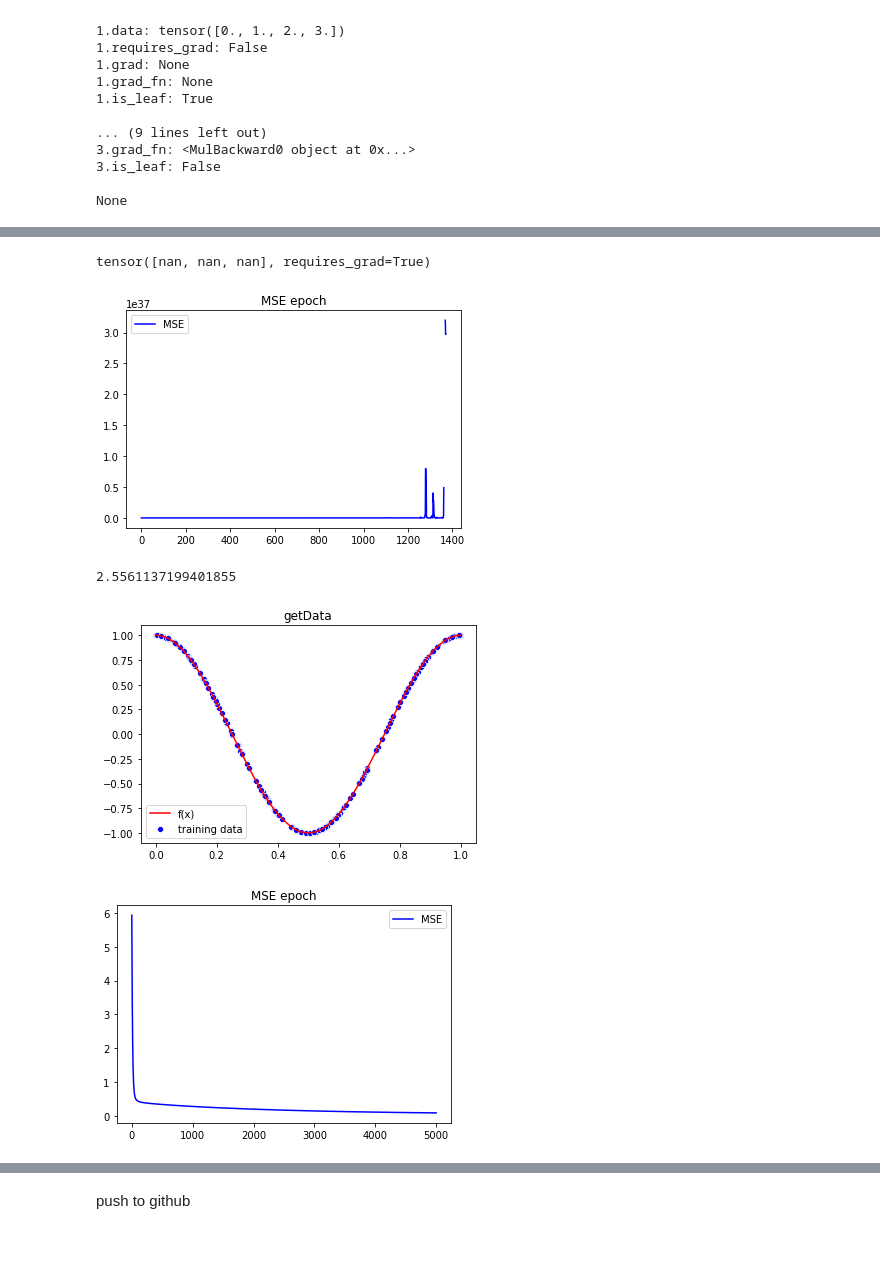
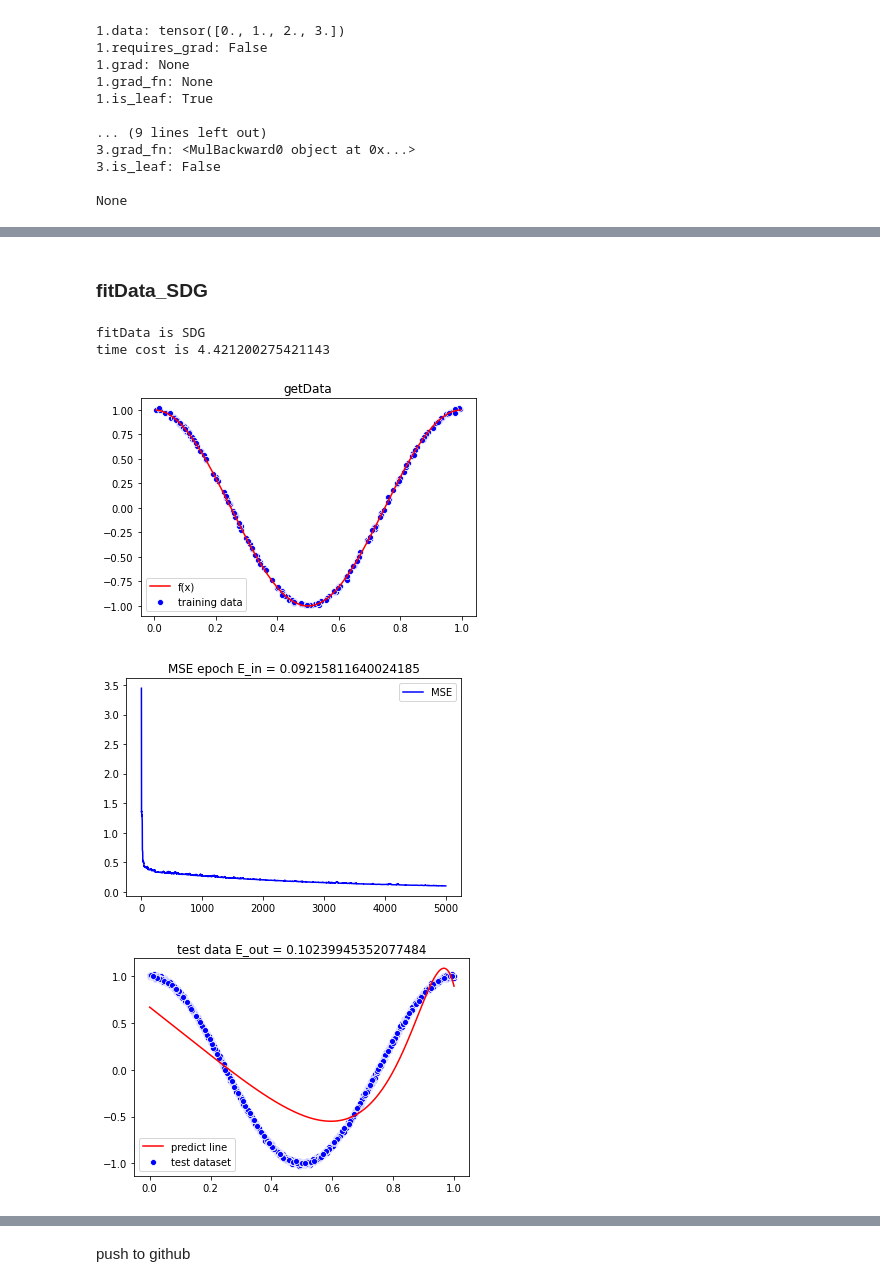
Before and after one commit to liushuyu6666/AI_relative, a Jupyter notebook: algorithm_explore/Gaussian_Regression.ipynb, the cells around one changed output, grey strips where cells are left out. Drawn from its saved outputs; the diff is of its cells as text; code cells hidden in the pictures; blank space fills up the shorter version.

Commit message:
finish fitData function

```diff
--- a/algorithm_explore/Gaussian_Regression.ipynb
+++ b/algorithm_explore/Gaussian_Regression.ipynb
@@ -60,7 +60,7 @@ Write a function **getMSE** which computes the mean square error (MSE) for a giv
 # A.size() = (d + 1, 1)
 # x.size() = (N, 1)
 # Y_real.size() = (N, 1)
-def getMSE(Y_real, x, A):
+def getMSE(Y_real, x, A, y_pred=False):
     if A.grad != None:
         A.grad.data.zeros_()
     A.requires_grad = True
@@ -68,7 +68,11 @@ def getMSE(Y_real, x, A):
     N = x.size()[0]
     X = torch.cat(([(x ** i).view(N, 1) for i in range(D+1)]), dim=1)
     Y_pred = torch.matmul(X, A)
-    return (1 / N) * torch.sum((Y_real - Y_pred) ** 2)
+    # print(f"in getMSE: X is {X.size()}, A is {A.size()}, Y_pred is {Y_pred.size()}")
+    if y_pred:
+        return ((1 / N) * torch.sum((Y_real - Y_pred) ** 2), Y_pred)
+    else:
+        return (1 / N) * torch.sum((Y_real - Y_pred) ** 2)
 # %%
 # test it the result should be [1.5, 2.5, 6.5]
 x = torch.FloatTensor([0, 1, 2, 3])
@@ -109,0 +154,15 @@ The computation of $E_{in}$ and $E_{out}$ calls **getMSE**.
+# %%
+# test fitData_DG
+import time
+sigma = 0.1
+N = 200
+N_test = 2000
+D = 20
+data = getData(N, sigma, plot=True)
+x = torch.FloatTensor([xi for (xi, yi) in data])
+y = torch.FloatTensor([yi for (xi, yi) in data])
+A = torch.rand(D+1)
+startTime = time.time()
+(A, E_in, E_out) = fitData_DG(y, x, A, epochs = 5000, N_test=N_test, r = 0.01, sigma=sigma)
+endTime = time.time()
+print(f"time cost is {endTime - startTime}")
@@ -110 +175,3 @@ The computation of $E_{in}$ and $E_{out}$ calls **getMSE**.
+# %% [markdown]
+### fitData_SDG
 # %%
@@ -141,24 +218,21 @@ def fitData(Y_real, x, A, epochs=3000, r=0.001, plot=True, mode='GD'):
-# %%
-# test it and Y_real should be approach a1 + a2 * x + a3 * x^2
-x = torch.FloatTensor([0, 1, 2, 3, 4, 5, 6, 7])
-Y_real = torch.FloatTensor([0, 2, 4, 9, 17, 27, 36, 48])
-A = torch.tensor([1.0, 0, 1.0], requires_grad=True)
-optimizedA = fitData(Y_real, x, A, epochs=3000, mode='sgd')
-print(optimizedA)
-# %% [output]
-tensor([nan, nan, nan], requires_grad=True)
-[figure, removed]
 # %%
+# test fitData_SDG
 import time
-data = getData(200, 0.01, plot=True)
+sigma = 0.1
+N = 200
+N_test = 2000
+D = 20
+data = getData(N, sigma, plot=True)
 x = torch.FloatTensor([xi for (xi, yi) in data])
 y = torch.FloatTensor([yi for (xi, yi) in data])
-A = torch.rand(20)
+A = torch.rand(D+1)
 startTime = time.time()
-fitData(y, x, A, epochs = 5000, r = 0.01, mode='gd')
+(A, E_in, E_out) = fitData_SDG(y, x, A, epochs = 5000, N_test=N_test, r = 0.01, sigma=sigma)
 endTime = time.time()
-print(endTime - startTime)
+print(f"time cost is {endTime - startTime}")
 # %% [output]
-2.5561137199401855
+fitData is SDG
+time cost is 4.421200275421143
-[figure, old version]
+[figure, new version]
-[figure, old version]
+[figure, new version]
+[figure, added]
```
Also changed, not shown: parts of 16 cells of this notebook.
